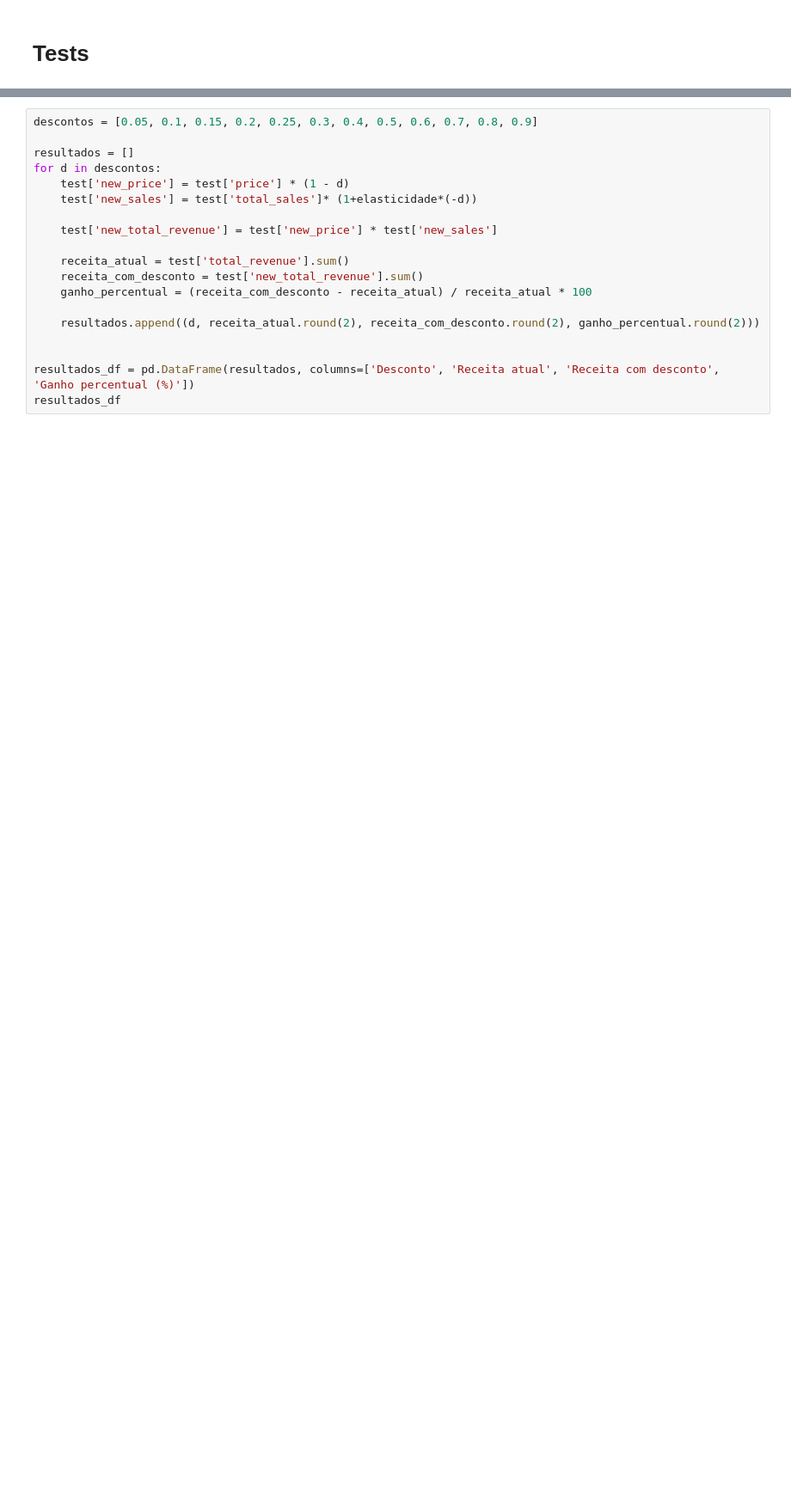
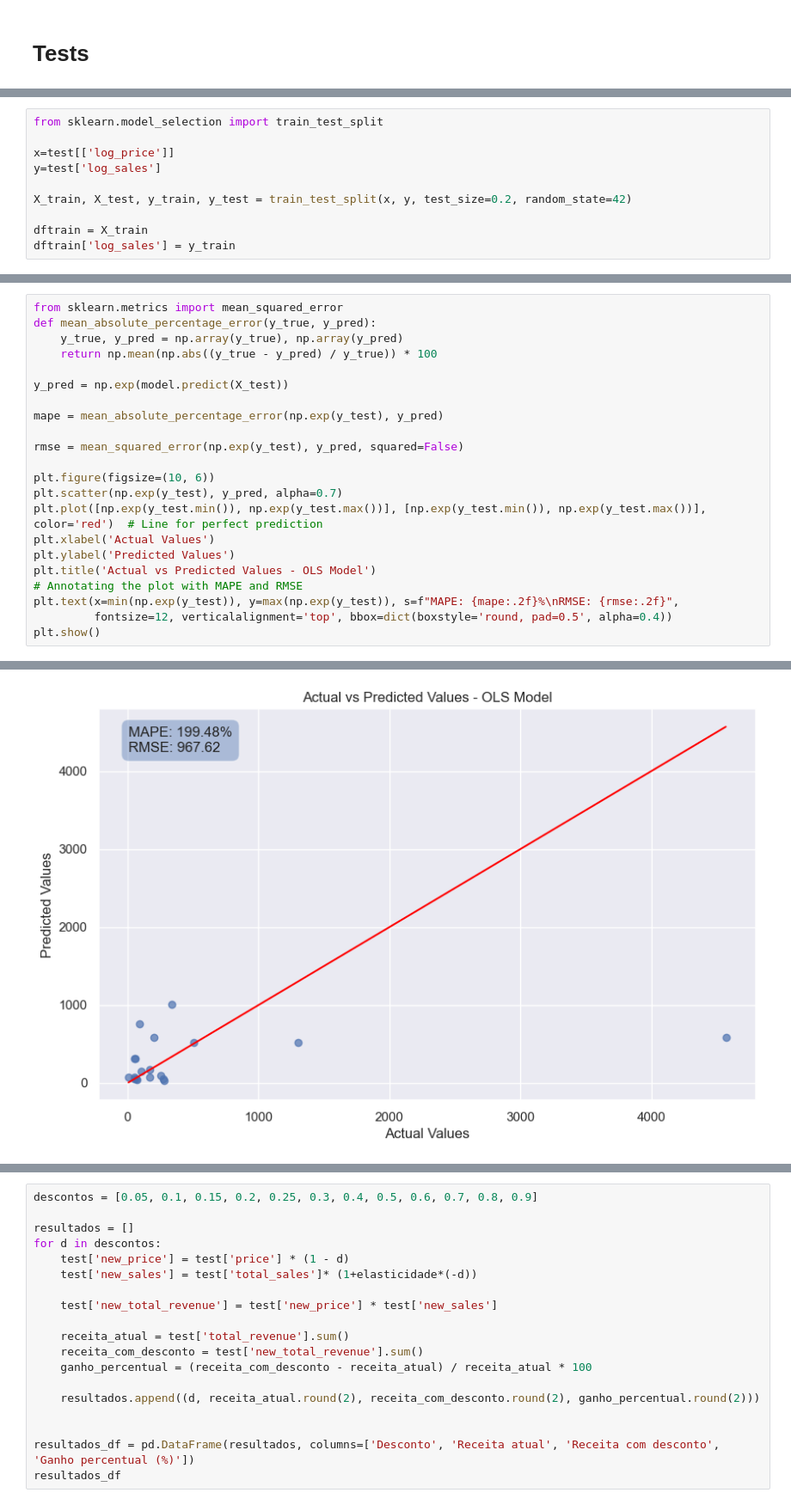
Before and after one commit to jvictorjordao/Projeto-BiblioTech-Insights, a Jupyter notebook: EDA.ipynb, the cells around one changed output, grey strips where cells are left out. Shown at 86% size. Cells and saved outputs as stored; diff of their text form; blank space fills up the shorter version.

```diff
--- a/EDA.ipynb
+++ b/EDA.ipynb
@@ -677 +938,11 @@ test['log_sales'] = np.log(test['total_sales'])
+# %%
+from sklearn.model_selection import train_test_split
+
+x=test[['log_price']]
+y=test['log_sales']
+
+X_train, X_test, y_train, y_test = train_test_split(x, y, test_size=0.2, random_state=42)
+
+dftrain = X_train
+dftrain['log_sales'] = y_train
 # %%
@@ -684,0 +977,23 @@ Elaticidade: -1.91
+# %%
+from sklearn.metrics import mean_squared_error
+def mean_absolute_percentage_error(y_true, y_pred):
+    y_true, y_pred = np.array(y_true), np.array(y_pred)
+    return np.mean(np.abs((y_true - y_pred) / y_true)) * 100
+
+y_pred = np.exp(model.predict(X_test))
+
+mape = mean_absolute_percentage_error(np.exp(y_test), y_pred)
+
+rmse = mean_squared_error(np.exp(y_test), y_pred, squared=False)
+
+plt.figure(figsize=(10, 6))
+plt.scatter(np.exp(y_test), y_pred, alpha=0.7)
+plt.plot([np.exp(y_test.min()), np.exp(y_test.max())], [np.exp(y_test.min()), np.exp(y_test.max())], color='red')  # Line for perfect prediction
+plt.xlabel('Actual Values')
+plt.ylabel('Predicted Values')
+plt.title('Actual vs Predicted Values - OLS Model')
+# Annotating the plot with MAPE and RMSE
+plt.text(x=min(np.exp(y_test)), y=max(np.exp(y_test)), s=f"MAPE: {mape:.2f}%\nRMSE: {rmse:.2f}",
+         fontsize=12, verticalalignment='top', bbox=dict(boxstyle='round, pad=0.5', alpha=0.4))
+plt.show()
+# %% [output]
@@ -684,0 +1001 @@ Elaticidade: -1.91
+[figure, added]
```
Also changed, not shown: parts of 36 cells of this notebook, 1 other file.
